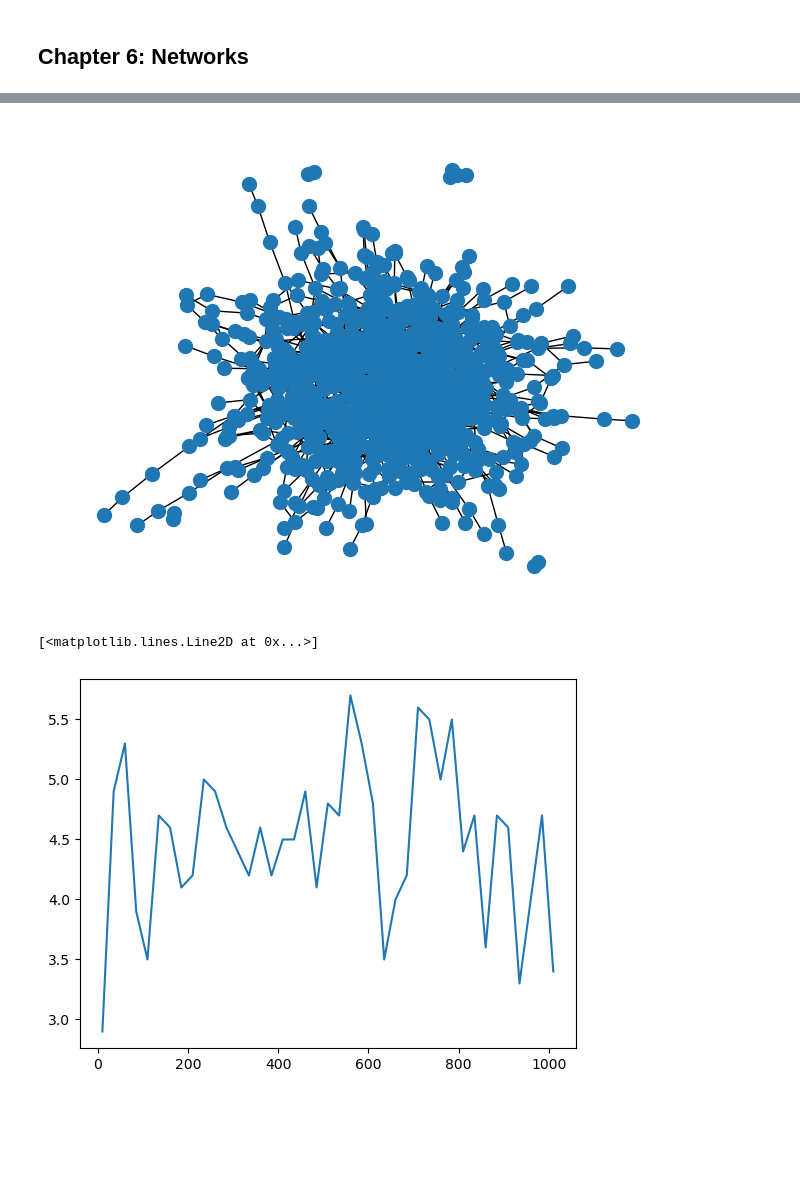
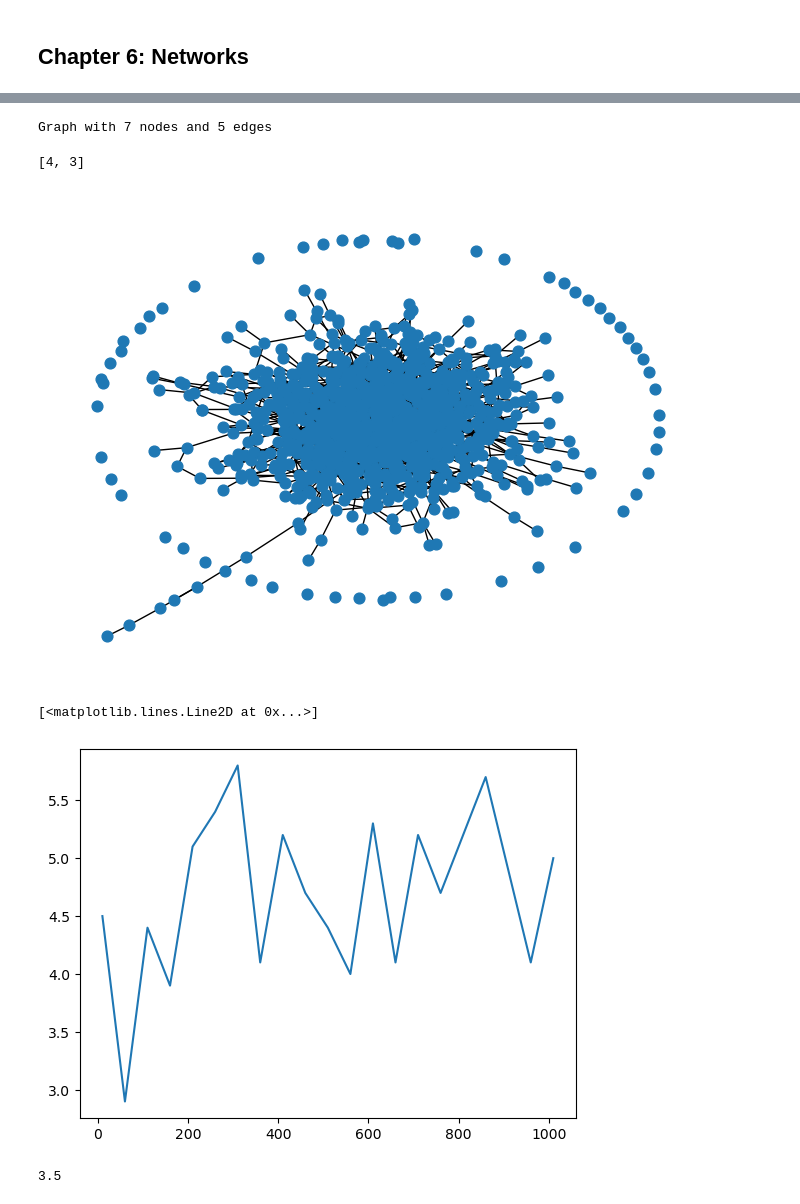
Before and after one commit to SSBNS/Complex_physics_SSBNS, a Jupyter notebook: Exercises.ipynb, the cells around one changed output, grey strips where cells are left out. Saved outputs shown, nothing was run; the diff lists cells and outputs as text; code cells hidden in the pictures; blank space fills up the shorter version.

```diff
--- a/Exercises.ipynb
+++ b/Exercises.ipynb
@@ -717,7 +717,6 @@ for p in proc:
 # 6.4: Generate Erdos-Renyi
 import numba as nb
 import networkx as nx
-
 @nb.njit
 def adjacancy_matrix(N,p):
     A = np.zeros((N,N))
@@ -730,23 +729,24 @@ def adjacancy_matrix(N,p):
         print("not symmetric")
     return A
 
-
 def count_triangle(A):
     A3 = np.matmul(A,np.matmul(A,A))
     number = 1/6*np.trace(A3)
     return number
 
 def show_graph(A):
-    rows, cols = np.where(A == 1)
-    edges = zip(rows.tolist(), cols.tolist())
-    gr = nx.Graph()
-    gr.add_edges_from(edges)
-    nx.draw(gr, node_size=100)
+    gr = nx.from_numpy_array(A)
+    nx.draw(gr, node_size=60)
     plt.show()
 
-N = 10
+def find_components(A):
+    gr = nx.from_numpy_array(A)
+    #print(nx.connected_components(G))
+    size_list = [len(c) for c in sorted(nx.connected_components(gr), key=len, reverse=True)]
+    plt.show()
+    return size_list
+N = 100
 p = 3/(N-1)
 A = adjacancy_matrix(N,p)
-print(np.mean(np.sum(A,axis=0)))
-show_graph(A)
+find_components(A)
 # %% [output]
@@ -755,20 +754,37 @@ show_graph(A)
+# %%
+G = nx.path_graph(4)
+nx.add_path(G, [10, 11, 12])
+print(G)
+[len(c) for c in sorted(nx.connected_components(G), key=len, reverse=True)]
+# %% [output]
+Graph with 7 nodes and 5 edges
+[4, 3]
 # %%
-N_list = np.arange(10,1011,25)
+N_list = np.arange(10,1011,50)
 trials = 10
 triangle_number = []
 for N in N_list:
     p = 3/(N-1)
     tri_list = []
     for i in range(trials):
         A = adjacancy_matrix(N,p)
         tri = count_triangle(A)
         tri_list.append(tri)
     triangle_number.append(np.mean(np.array(tri_list)))
 show_graph(A)
 # %% [output]
-[figure, old version]
+[figure, new version]
 # %%
 plt.plot(N_list,triangle_number)
 # %% [output]
 [<matplotlib.lines.Line2D at 0x...>]
-[figure, old version]
+[figure, new version]
+# %%
+N=100
+p=3/(N-1)
+A = adjacancy_matrix(N,p)
+
+print(np.mean(np.sum(A,axis=0)))
+i,j = np.where(A==1)
+# %% [output]
+3.5
```
Also changed, not shown: parts of 5 cells of this notebook.
